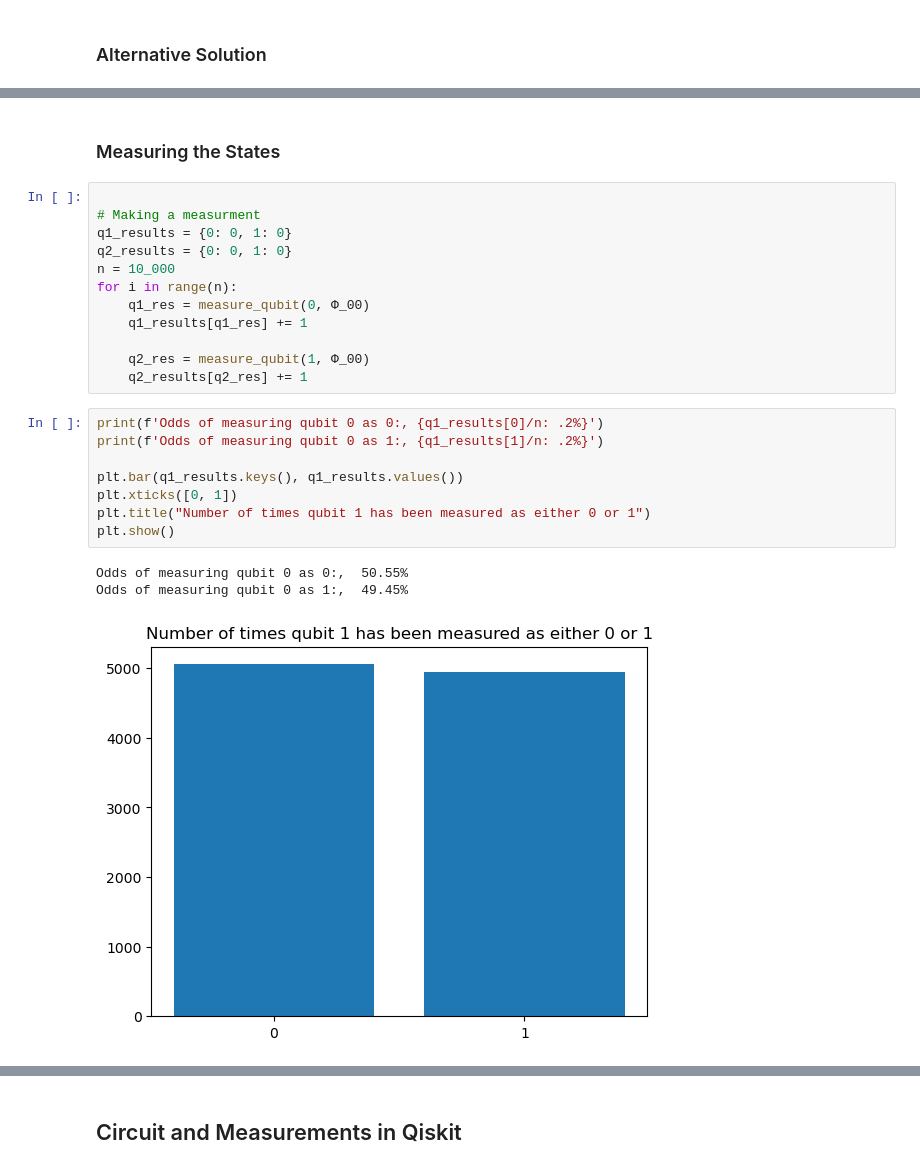
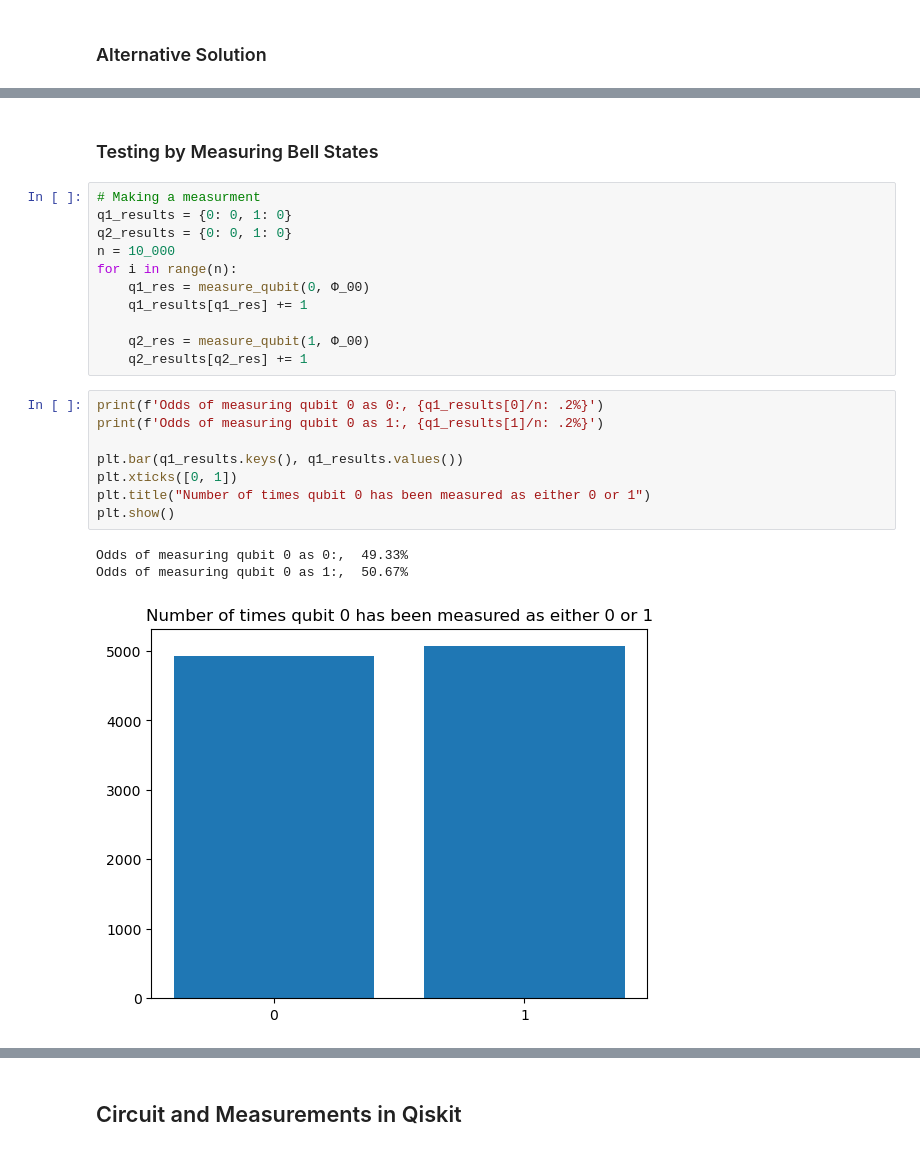
Before and after one commit to Oskar-Idland/FYS5419-Quantum-Computing-and-Quantum-Machine-Learning, a Jupyter notebook: Project_1/Project_1.ipynb, the cells around one changed output, grey strips where cells are left out. Saved outputs shown, nothing was run; the diff lists cells and outputs as text.

```diff
--- a/Project_1/Project_1.ipynb
+++ b/Project_1/Project_1.ipynb
@@ -328,7 +357,6 @@ CNOT(H ⊗ I)|Φ^+⟩ = [ 0.5  0.5 -0.5  0.5]
 # %% [markdown]
-### Measuring the States
+### Testing by Measuring Bell States
 # %%
-
 # Making a measurment
 q1_results = {0: 0, 1: 0}
 q2_results = {0: 0, 1: 0}
@@ -342,15 +370,15 @@ for i in range(n):
 # %%
 print(f'Odds of measuring qubit 0 as 0:, {q1_results[0]/n: .2%}')
 print(f'Odds of measuring qubit 0 as 1:, {q1_results[1]/n: .2%}')
 
 plt.bar(q1_results.keys(), q1_results.values())
 plt.xticks([0, 1])
-plt.title("Number of times qubit 1 has been measured as either 0 or 1")
+plt.title("Number of times qubit 0 has been measured as either 0 or 1")
 plt.show()
 # %% [output]
-Odds of measuring qubit 0 as 0:,  50.55%
-Odds of measuring qubit 0 as 1:,  49.45%
+Odds of measuring qubit 0 as 0:,  49.33%
+Odds of measuring qubit 0 as 1:,  50.67%
-[figure, old version]
+[figure, new version]
 # %%
 print(f'Odds of measuring qubit 0 as 0:, {q2_results[0]/n: .2%}')
 print(f'Odds of measuring qubit 0 as 1:, {q2_results[1]/n: .2%}')
```
Also changed, not shown: parts of 9 cells of this notebook.
